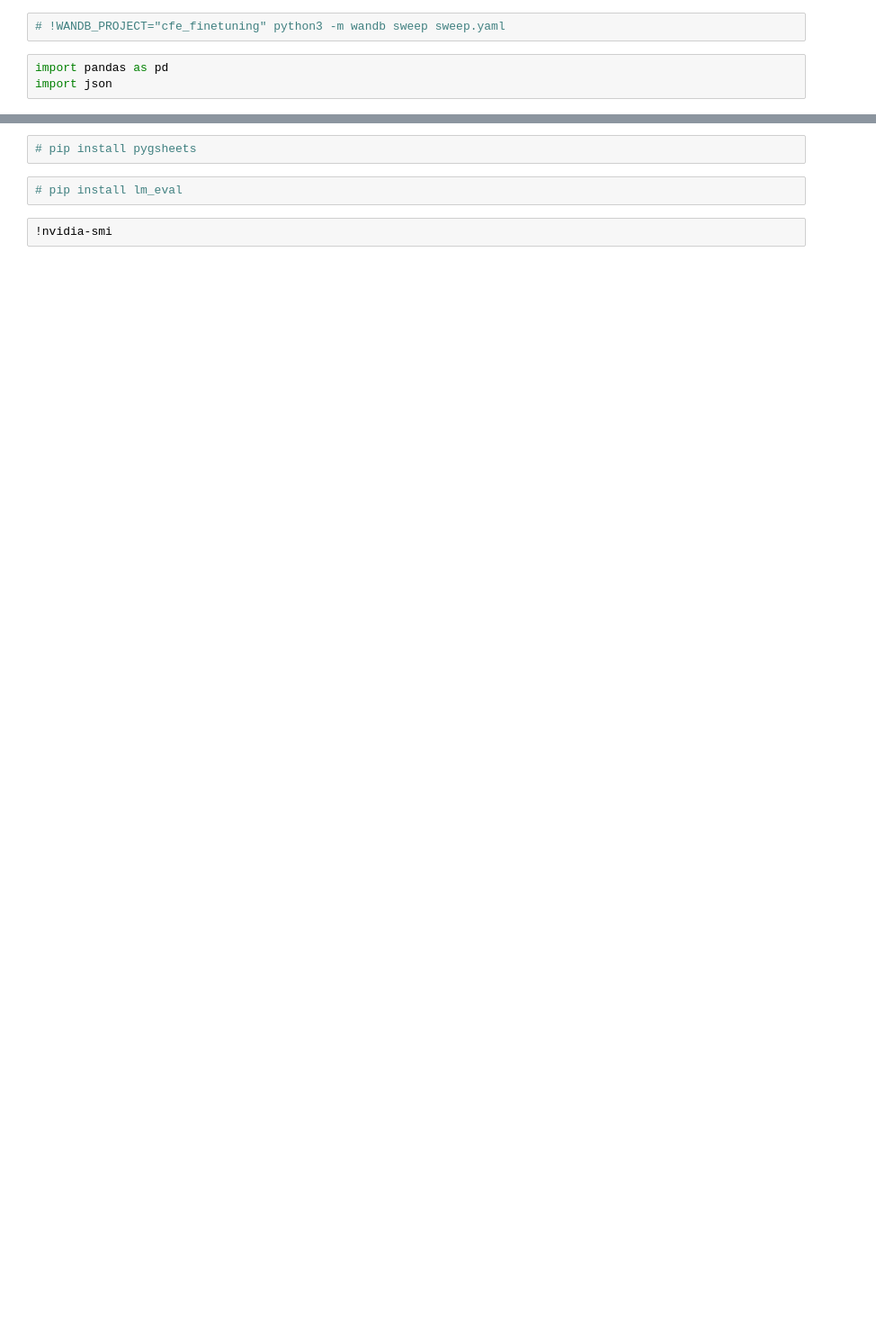
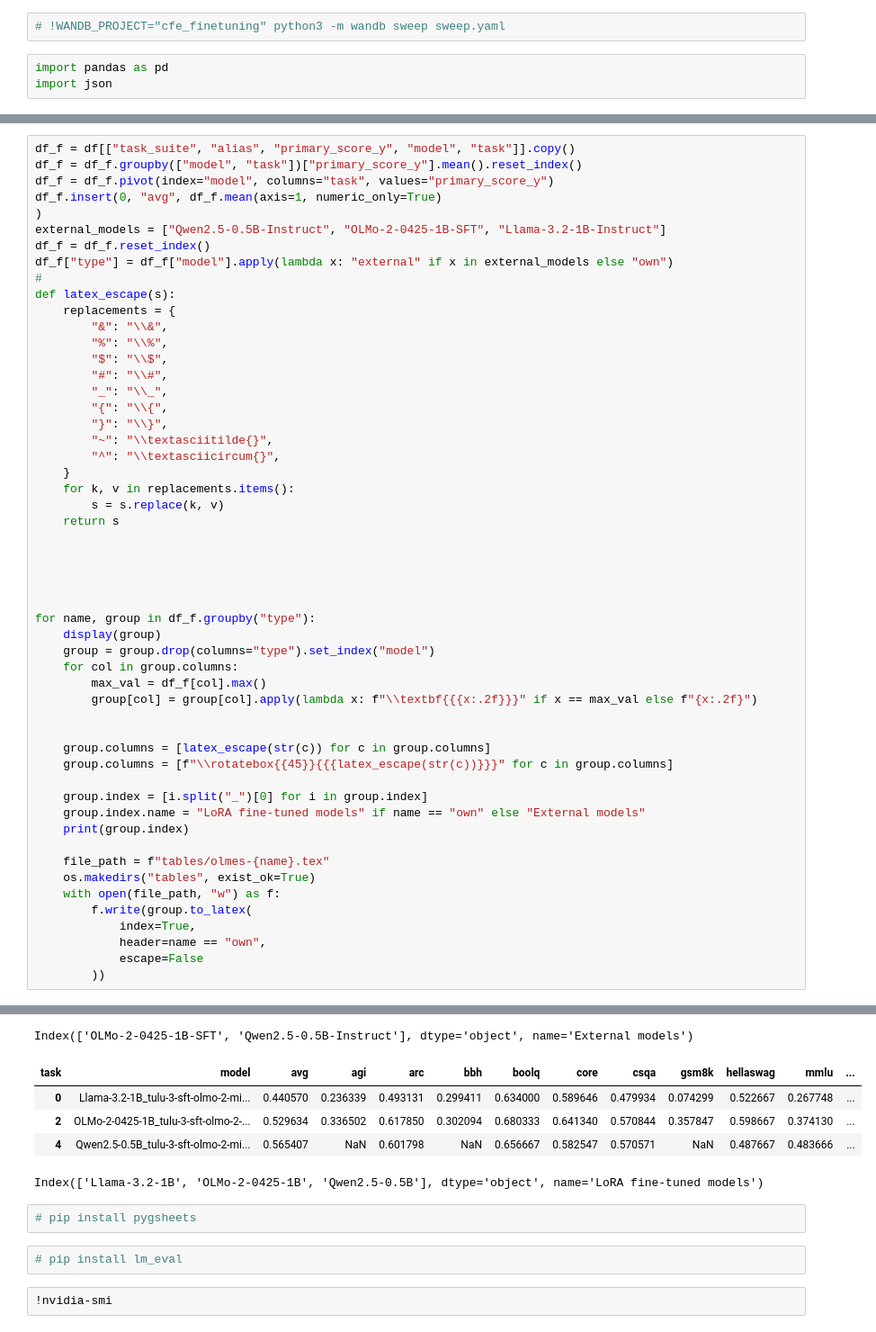
Before and after one commit to loris3/ceelm, a Jupyter notebook: finetuning_eval.ipynb, the cells around one changed output, grey strips where cells are left out. Shown at 90% size. Drawn from its saved outputs; the diff is of its cells as text; blank space fills up the shorter version.

```diff
--- a/finetuning_eval.ipynb
+++ b/finetuning_eval.ipynb
@@ -62,0 +90,54 @@ df.groupby("benchmark")[["primary_score_x", ]].mean()
+# %%
+df_f = df[["task_suite", "alias", "primary_score_y", "model", "task"]].copy()
+df_f = df_f.groupby(["model", "task"])["primary_score_y"].mean().reset_index()
+df_f = df_f.pivot(index="model", columns="task", values="primary_score_y")
+df_f.insert(0, "avg", df_f.mean(axis=1, numeric_only=True)
+)
+external_models = ["Qwen2.5-0.5B-Instruct", "OLMo-2-0425-1B-SFT", "Llama-3.2-1B-Instruct"]
+df_f = df_f.reset_index()
+df_f["type"] = df_f["model"].apply(lambda x: "external" if x in external_models else "own")
+#
+def latex_escape(s):
+    replacements = {
+        "&": "\\&",
+        "%": "\\%",
+        "$": "\\$",
+        "#": "\\#",
+        "_": "\\_",
+        "{": "\\{",
+        "}": "\\}",
+        "~": "\\textasciitilde{}",
+        "^": "\\textasciicircum{}",
+    }
+    for k, v in replacements.items():
+        s = s.replace(k, v)
+    return s
+
+
+
+
+
+for name, group in df_f.groupby("type"):
+    display(group)
+    group = group.drop(columns="type").set_index("model")
+    for col in group.columns:
+        max_val = df_f[col].max()
+        group[col] = group[col].apply(lambda x: f"\\textbf{{{x:.2f}}}" if x == max_val else f"{x:.2f}")
+
+
+    group.columns = [latex_escape(str(c)) for c in group.columns]
+    group.columns = [f"\\rotatebox{{45}}{{{latex_escape(str(c))}}}" for c in group.columns]
+
+    group.index = [i.split("_")[0] for i in group.index]
+    group.index.name = "LoRA fine-tuned models" if name == "own" else "External models"
+    print(group.index)
+
+    file_path = f"tables/olmes-{name}.tex"
+    os.makedirs("tables", exist_ok=True)
+    with open(file_path, "w") as f:
+        f.write(group.to_latex(
+            index=True,
+            header=name == "own",
+            escape=False
+        ))
+# %% [output]
@@ -63,3 +147,9 @@ df.groupby("benchmark")[["primary_score_x", ]].mean()
+Index(['OLMo-2-0425-1B-SFT', 'Qwen2.5-0.5B-Instruct'], dtype='object', name='External models')
+| task | model | avg | agi | arc | bbh | boolq | core | csqa | gsm8k | hellaswag | mmlu | ... |
+| 0 | Llama-3.2-1B_tulu-3-sft-olmo-2-mi... | 0.440570 | 0.236339 | 0.493131 | 0.299411 | 0.634000 | 0.589646 | 0.479934 | 0.074299 | 0.522667 | 0.267748 | ... |
+| 2 | OLMo-2-0425-1B_tulu-3-sft-olmo-2-... | 0.529634 | 0.336502 | 0.617850 | 0.302094 | 0.680333 | 0.641340 | 0.570844 | 0.357847 | 0.598667 | 0.374130 | ... |
+| 4 | Qwen2.5-0.5B_tulu-3-sft-olmo-2-mi... | 0.565407 | NaN | 0.601798 | NaN | 0.656667 | 0.582547 | 0.570571 | NaN | 0.487667 | 0.483666 | ... |
+Index(['Llama-3.2-1B', 'OLMo-2-0425-1B', 'Qwen2.5-0.5B'], dtype='object', name='LoRA fine-tuned models')
 # %%
 # pip install pygsheets
 # %%
```
Also changed, not shown: parts of 7 cells of this notebook, 30 other files.
